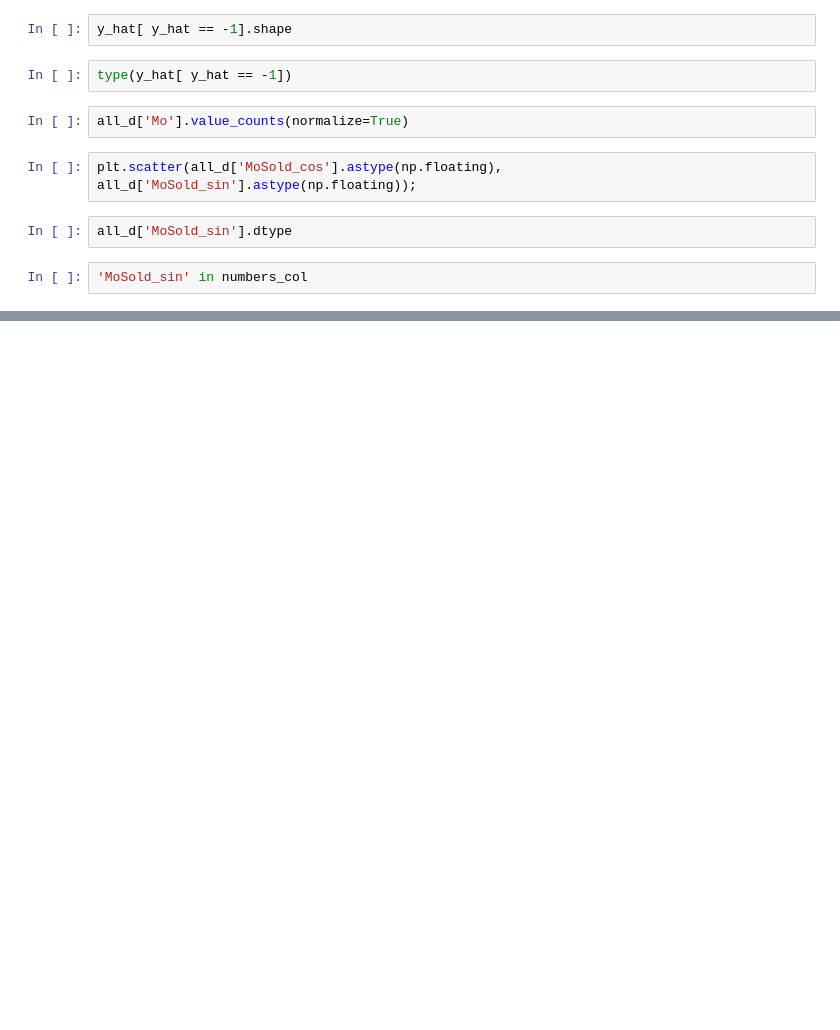
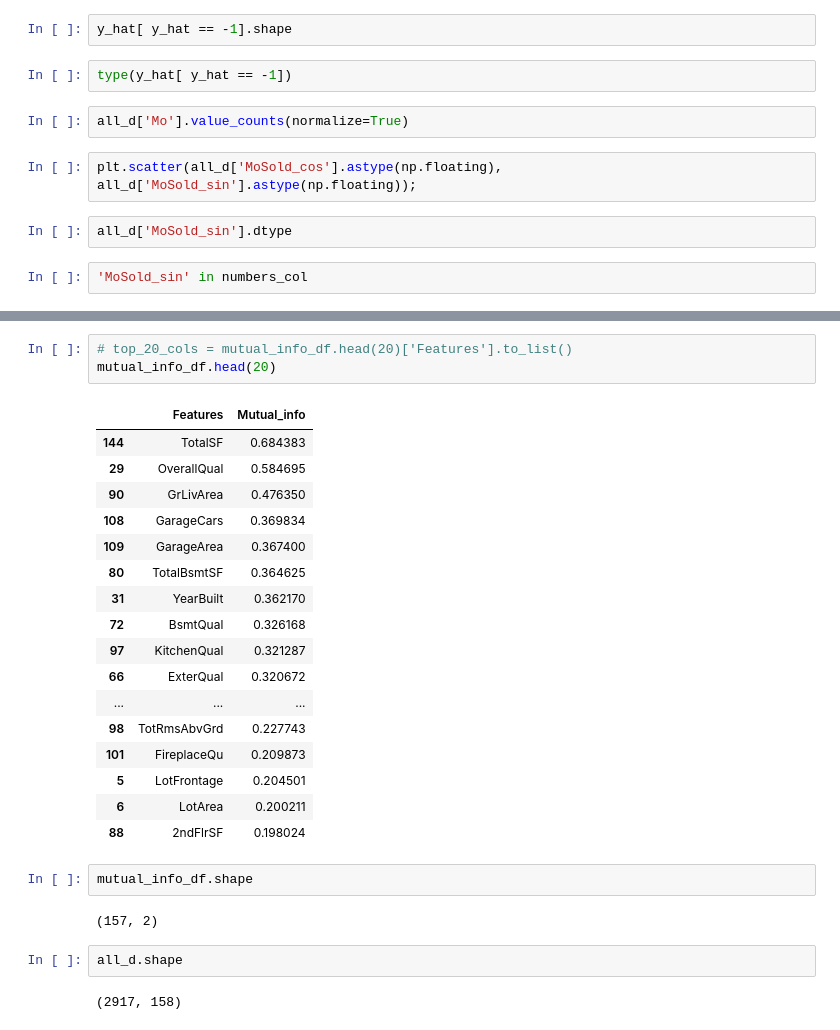
Before and after one commit to antirrabia/Data-Mining, a Jupyter notebook: notebooks/HousePrices.ipynb, the cells around one changed output, grey strips where cells are left out. Drawn from its saved outputs; the diff is of its cells as text; blank space fills up the shorter version.

```diff
--- a/notebooks/HousePrices.ipynb
+++ b/notebooks/HousePrices.ipynb
@@ -778,0 +811,29 @@ all_d['MoSold_sin'].dtype
+# %%
+# top_20_cols = mutual_info_df.head(20)['Features'].to_list()
+mutual_info_df.head(20)
+# %% [output]
+|  | Features | Mutual_info |
+| 144 | TotalSF | 0.684383 |
+| 29 | OverallQual | 0.584695 |
+| 90 | GrLivArea | 0.476350 |
+| 108 | GarageCars | 0.369834 |
+| 109 | GarageArea | 0.367400 |
+| 80 | TotalBsmtSF | 0.364625 |
+| 31 | YearBuilt | 0.362170 |
+| 72 | BsmtQual | 0.326168 |
+| 97 | KitchenQual | 0.321287 |
+| 66 | ExterQual | 0.320672 |
+| ... | ... | ... |
+| 98 | TotRmsAbvGrd | 0.227743 |
+| 101 | FireplaceQu | 0.209873 |
+| 5 | LotFrontage | 0.204501 |
+| 6 | LotArea | 0.200211 |
+| 88 | 2ndFlrSF | 0.198024 |
+# %%
+mutual_info_df.shape
+# %% [output]
+(157, 2)
+# %%
+all_d.shape
+# %% [output]
+(2917, 158)
```
Also changed, not shown: parts of 9 cells of this notebook, 1 other file.
